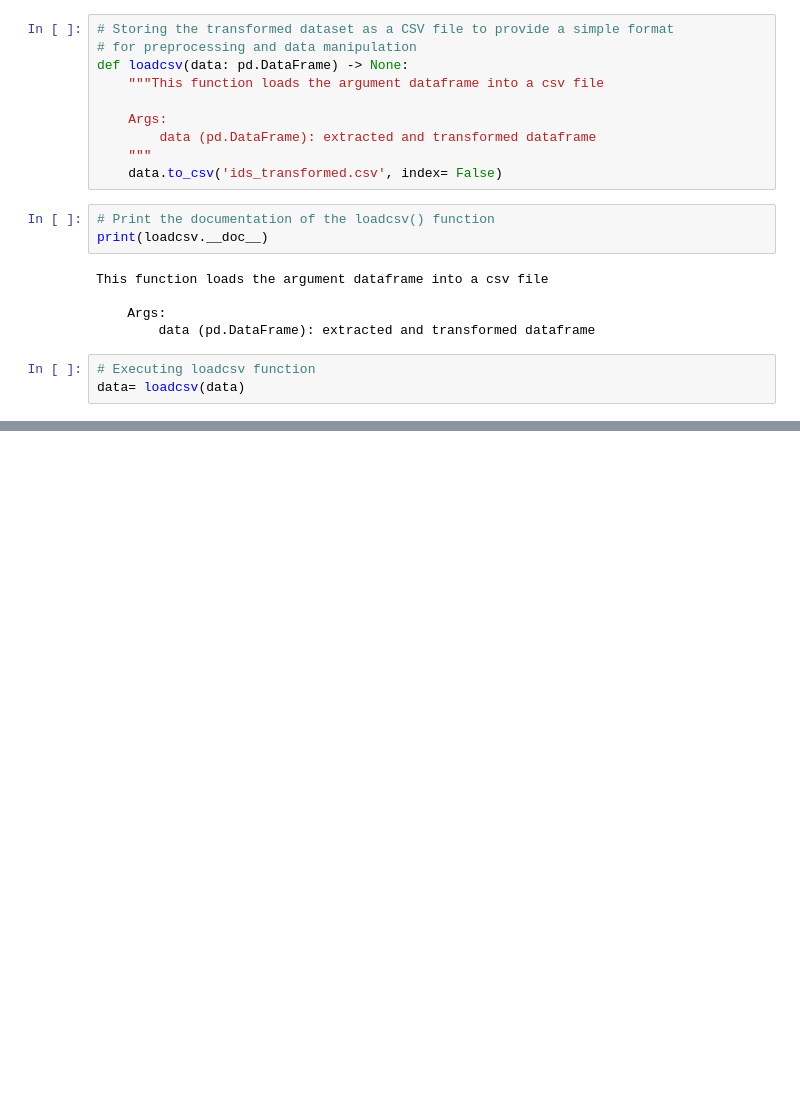
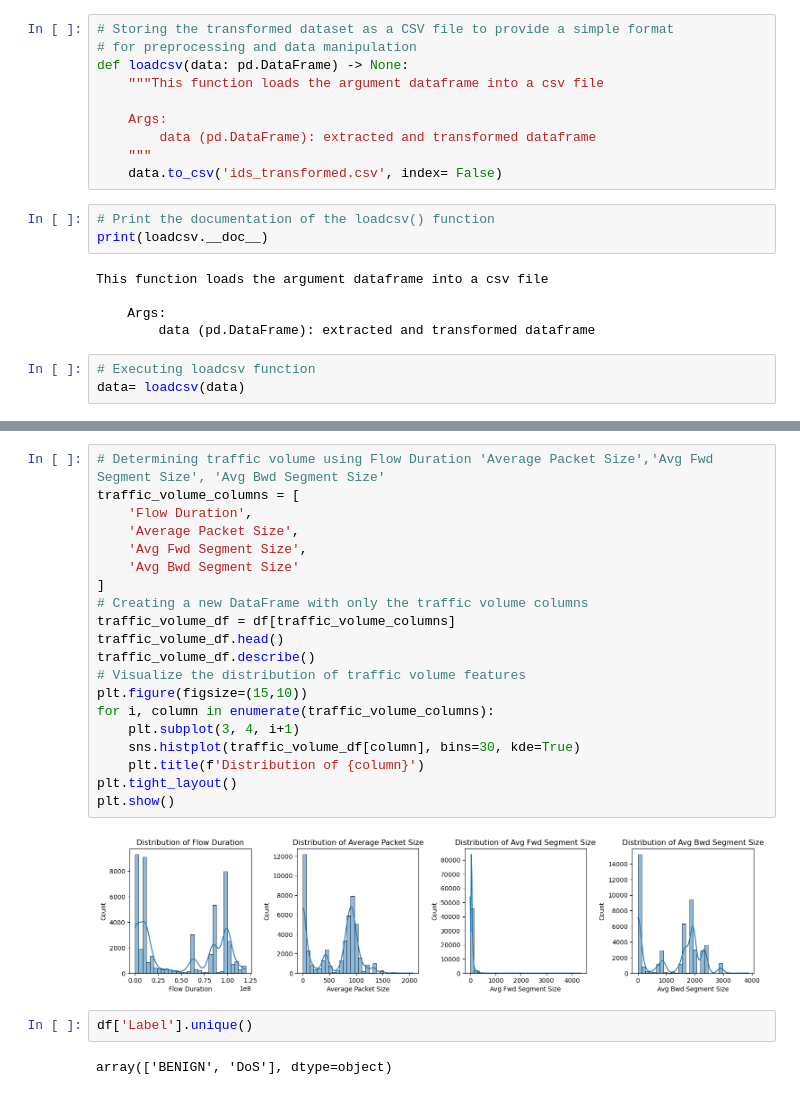
Before and after one commit to camzil/ML, a Jupyter notebook: Machine Learning Project/IDS ML Model.ipynb, the cells around one changed output, grey strips where cells are left out. Saved outputs shown, nothing was run; the diff lists cells and outputs as text; blank space fills up the shorter version.

```diff
--- a/Machine Learning Project/IDS ML Model.ipynb
+++ b/Machine Learning Project/IDS ML Model.ipynb
@@ -285,0 +347,26 @@ data= loadcsv(data)
+# %%
+# Determining traffic volume using Flow Duration 'Average Packet Size','Avg Fwd Segment Size', 'Avg Bwd Segment Size'
+traffic_volume_columns = [
+    'Flow Duration',
+    'Average Packet Size',
+    'Avg Fwd Segment Size',
+    'Avg Bwd Segment Size'
+]
+# Creating a new DataFrame with only the traffic volume columns
+traffic_volume_df = df[traffic_volume_columns]
+traffic_volume_df.head()
+traffic_volume_df.describe()
+# Visualize the distribution of traffic volume features
+plt.figure(figsize=(15,10))
+for i, column in enumerate(traffic_volume_columns):
+    plt.subplot(3, 4, i+1)
+    sns.histplot(traffic_volume_df[column], bins=30, kde=True)
+    plt.title(f'Distribution of {column}')
+plt.tight_layout()
+plt.show()
+# %% [output]
+[figure, added]
+# %%
+df['Label'].unique()
+# %% [output]
+array(['BENIGN', 'DoS'], dtype=object)
```
Also changed, not shown: parts of 12 cells of this notebook.
